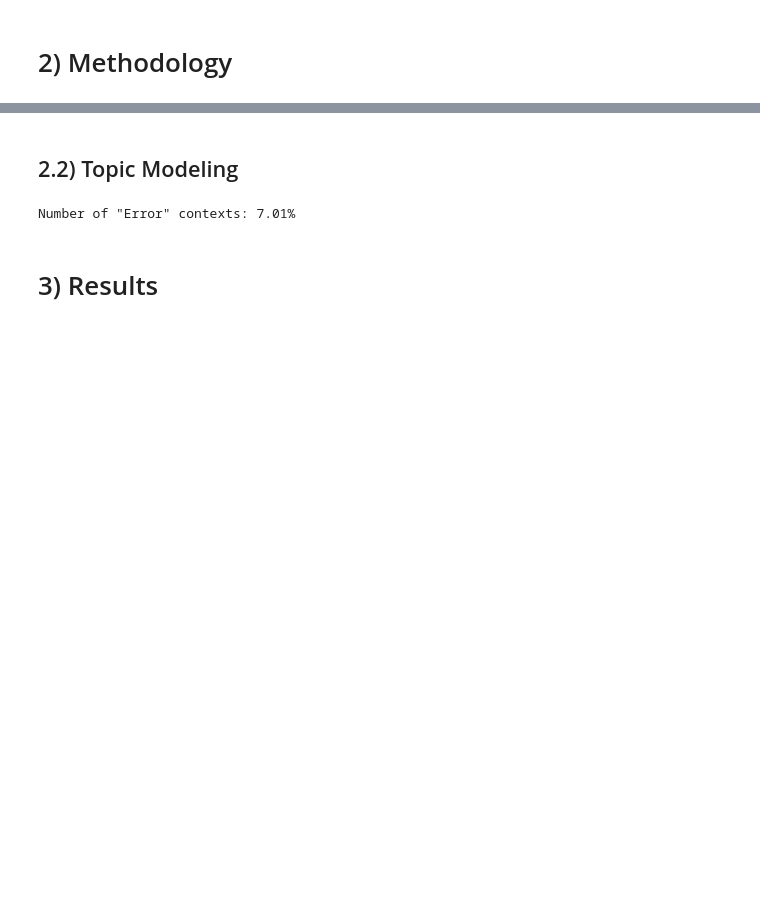
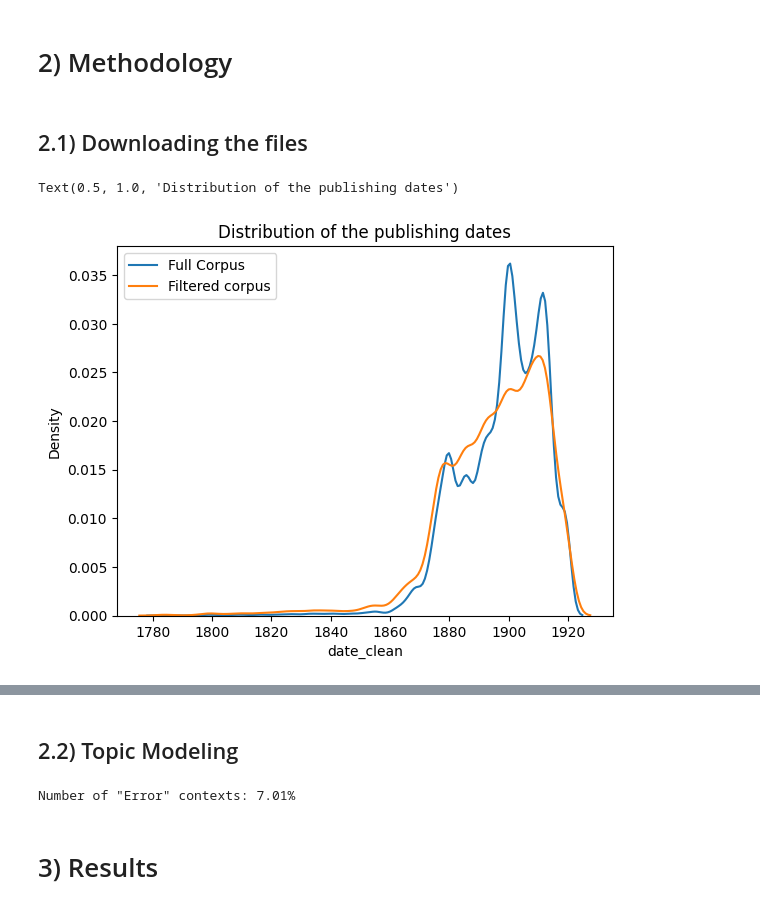
Before and after one commit to dh-epfl-students/lhst-the-ecology-of-eucalyptus, a Jupyter notebook: analysis/report_figures.ipynb, the cells around one changed output, grey strips where cells are left out. Cells and saved outputs as stored; diff of their text form; code cells hidden in the pictures; blank space fills up the shorter version.

```diff
--- a/analysis/report_figures.ipynb
+++ b/analysis/report_figures.ipynb
@@ -12,6 +13,7 @@ import math
 # Load variables
 df = pd.read_csv("../data/document_data_clean_filtered.csv")
 df_gallica_docs = pd.read_csv("../data/other/gallica_year_distrib.csv")
+df_not_filtered = pd.read_csv("../data/document_data_clean.csv")
 
 with open("saved_variables/topic_model.pkl", "rb") as fp:
     topic_model = pickle.load(fp)
@@ -21,6 +23,8 @@ with open("saved_variables/less_outliers.pkl", "rb") as fp:
 
 with open("saved_variables/extracted_docs_list.pkl", "rb") as fp:
     docs_text, docs_ark = pickle.load(fp)
+
+G = nx.read_gexf("saved_variables/test_network.gexf")
 # %%
 # Change variables names to english
 metatopics = {
@@ -77,3 +81,5 @@ palette_types = {
 }
 # %% [markdown]
 # 2) Methodology
+# %% [markdown]
+## 2.1) Downloading the files
@@ -79,0 +88,9 @@ palette_types = {
+# %%
+# Date distribution:
+sns.kdeplot(df_not_filtered["date_clean"])
+sns.kdeplot(df["date_clean"])
+plt.legend(["Full Corpus", "Filtered corpus"])
+plt.title("Distribution of the publishing dates")
+# %% [output]
+Text(0.5, 1.0, 'Distribution of the publishing dates')
+[figure, added]
```
Also changed, not shown: parts of 20 cells of this notebook, 2 other files.
